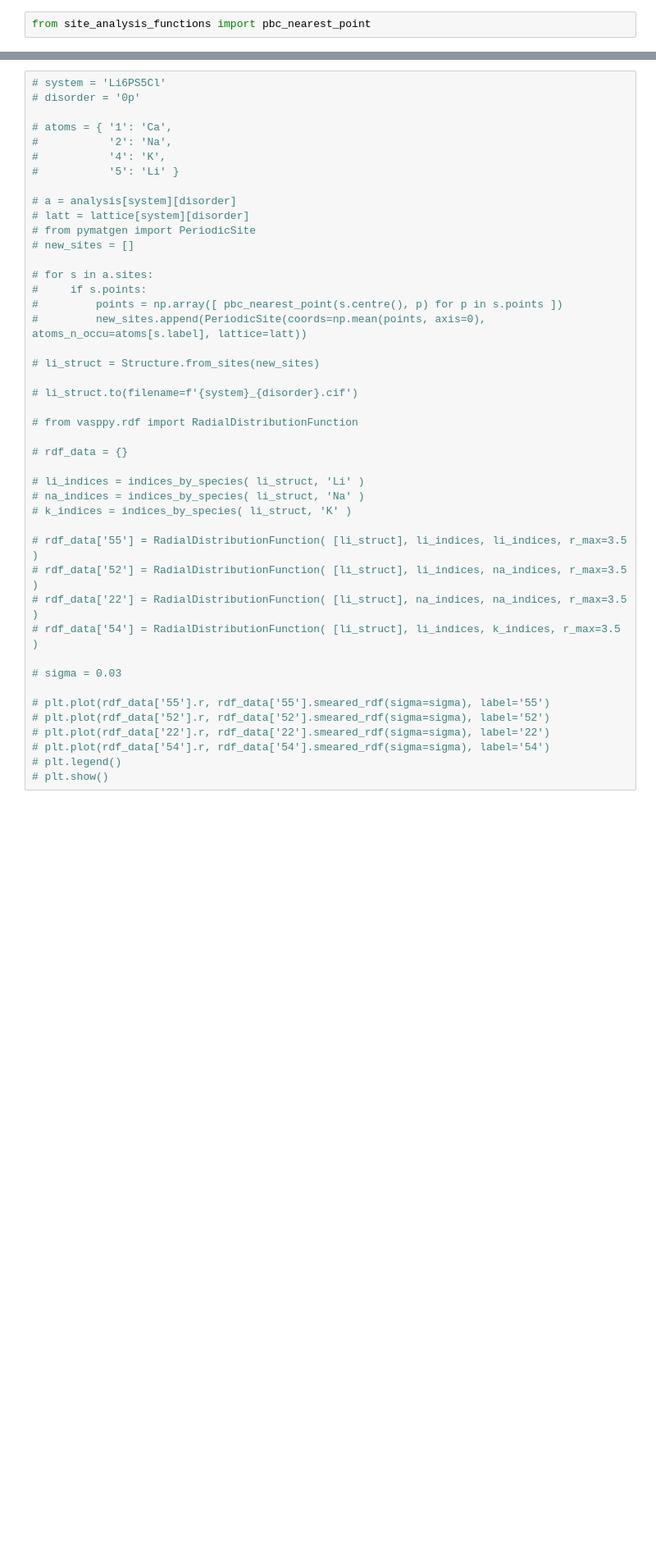
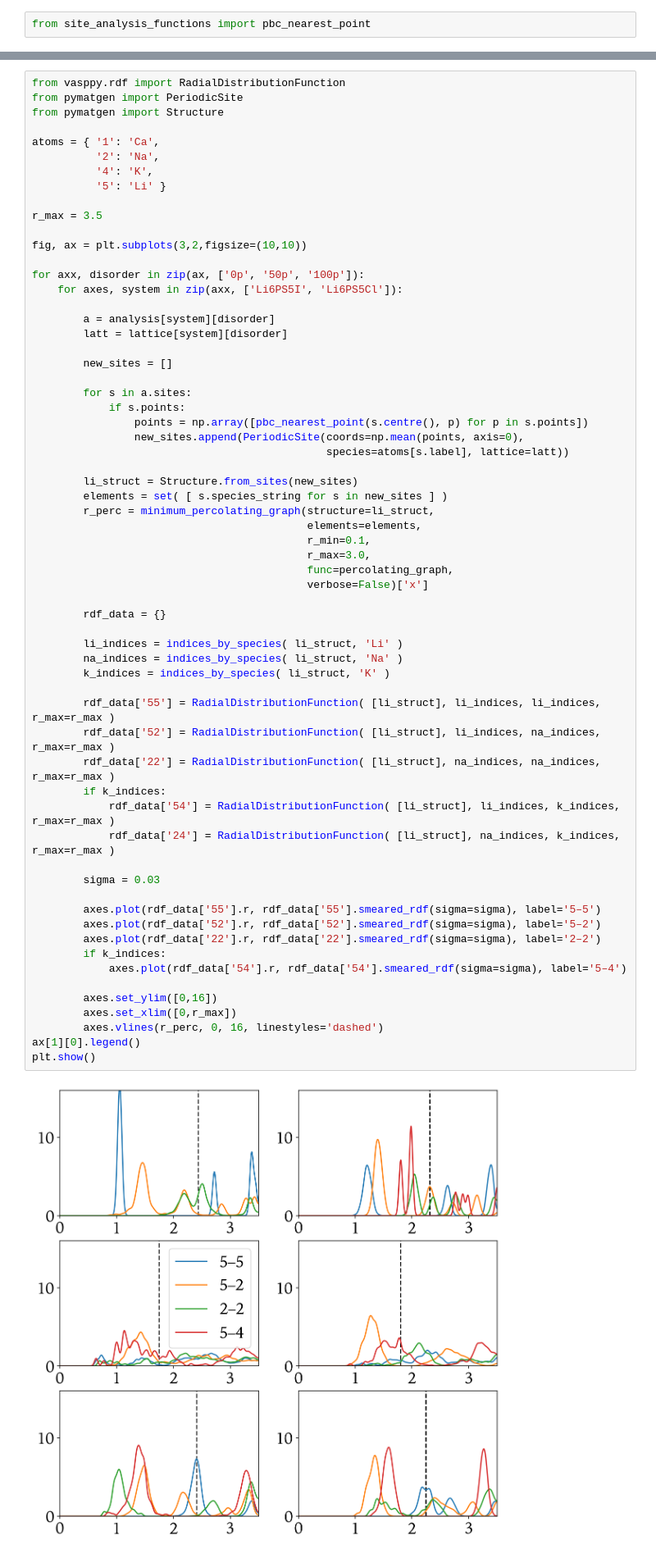
Before and after one commit to bjmorgan/data_argyrodite_disorder, a Jupyter notebook: analysis/tetrahedral_site_analysis/Li6PS5X tetrahedral site positions.ipynb, the cells around one changed output, grey strips where cells are left out. Shown at 82% size. Cells and saved outputs as stored; diff of their text form; blank space fills up the shorter version.

```diff
--- a/analysis/tetrahedral_site_analysis/Li6PS5X tetrahedral site positions.ipynb
+++ b/analysis/tetrahedral_site_analysis/Li6PS5X tetrahedral site positions.ipynb
@@ -148,45 +88,66 @@ Counter({'0': 0, '1': 11, '2': 26083, '3': 0, '4': 1, '5': 108305})
 # %%
-# system = 'Li6PS5Cl'
-# disorder = '0p'
+from vasppy.rdf import RadialDistributionFunction
+from pymatgen import PeriodicSite
+from pymatgen import Structure
 
-# atoms = { '1': 'Ca',
-#           '2': 'Na',
-#           '4': 'K',
-#           '5': 'Li' }
+atoms = { '1': 'Ca',
+          '2': 'Na',
+          '4': 'K',
+          '5': 'Li' }
 
-# a = analysis[system][disorder]
-# latt = lattice[system][disorder]
-# from pymatgen import PeriodicSite
-# new_sites = []
+r_max = 3.5
 
-# for s in a.sites:
-#     if s.points:
-#         points = np.array([ pbc_nearest_point(s.centre(), p) for p in s.points ])
-#         new_sites.append(PeriodicSite(coords=np.mean(points, axis=0), atoms_n_occu=atoms[s.label], lattice=latt))
+fig, ax = plt.subplots(3,2,figsize=(10,10))
 
-# li_struct = Structure.from_sites(new_sites)
+for axx, disorder in zip(ax, ['0p', '50p', '100p']):
+    for axes, system in zip(axx, ['Li6PS5I', 'Li6PS5Cl']):
 
-# li_struct.to(filename=f'{system}_{disorder}.cif')
+        a = analysis[system][disorder]
+        latt = lattice[system][disorder]
 
-# from vasppy.rdf import RadialDistributionFunction
+        new_sites = []
 
-# rdf_data = {}
+        for s in a.sites:
+            if s.points:
+                points = np.array([pbc_nearest_point(s.centre(), p) for p in s.points])
+                new_sites.append(PeriodicSite(coords=np.mean(points, axis=0),
+                                              species=atoms[s.label], lattice=latt))
 
-# li_indices = indices_by_species( li_struct, 'Li' )
-# na_indices = indices_by_species( li_struct, 'Na' )
-# k_indices = indices_by_species( li_struct, 'K' )
+        li_struct = Structure.from_sites(new_sites)
+        elements = set( [ s.species_string for s in new_sites ] )
+        r_perc = minimum_percolating_graph(structure=li_struct,
+                                           elements=elements,
+                                           r_min=0.1,
+                                           r_max=3.0,
+                                           func=percolating_graph,
+                                           verbose=False)['x']
 
-# rdf_data['55'] = RadialDistributionFunction( [li_struct], li_indices, li_indices, r_max=3.5 )
-# rdf_data['52'] = RadialDistributionFunction( [li_struct], li_indices, na_indices, r_max=3.5 )
-# rdf_data['22'] = RadialDistributionFunction( [li_struct], na_indices, na_indices, r_max=3.5 )
-# rdf_data['54'] = RadialDistributionFunction( [li_struct], li_indices, k_indices, r_max=3.5 )
+        rdf_data = {}
 
-# sigma = 0.03
+        li_indices = indices_by_species( li_struct, 'Li' )
+        na_indices = indices_by_species( li_struct, 'Na' )
+        k_indices = indices_by_species( li_struct, 'K' )
 
-# plt.plot(rdf_data['55'].r, rdf_data['55'].smeared_rdf(sigma=sigma), label='55')
-# plt.plot(rdf_data['52'].r, rdf_data['52'].smeared_rdf(sigma=sigma), label='52')
-# plt.plot(rdf_data['22'].r, rdf_data['22'].smeared_rdf(sigma=sigma), label='22')
-# plt.plot(rdf_data['54'].r, rdf_data['54'].smeared_rdf(sigma=sigma), label='54')
-# plt.legend()
-# plt.show()
+        rdf_data['55'] = RadialDistributionFunction( [li_struct], li_indices, li_indices, r_max=r_max )
+        rdf_data['52'] = RadialDistributionFunction( [li_struct], li_indices, na_indices, r_max=r_max )
+        rdf_data['22'] = RadialDistributionFunction( [li_struct], na_indices, na_indices, r_max=r_max )
+        if k_indices:
+            rdf_data['54'] = RadialDistributionFunction( [li_struct], li_indices, k_indices, r_max=r_max )
+            rdf_data['24'] = RadialDistributionFunction( [li_struct], na_indices, k_indices, r_max=r_max )
+
+        sigma = 0.03
+
+        axes.plot(rdf_data['55'].r, rdf_data['55'].smeared_rdf(sigma=sigma), label='5–5')
+        axes.plot(rdf_data['52'].r, rdf_data['52'].smeared_rdf(sigma=sigma), label='5–2')
+        axes.plot(rdf_data['22'].r, rdf_data['22'].smeared_rdf(sigma=sigma), label='2–2')
+        if k_indices:
+            axes.plot(rdf_data['54'].r, rdf_data['54'].smeared_rdf(sigma=sigma), label='5–4')
+
+        axes.set_ylim([0,16])
+        axes.set_xlim([0,r_max])
+        axes.vlines(r_perc, 0, 16, linestyles='dashed')
+ax[1][0].legend()
+plt.show()
+# %% [output]
+[figure, added]
 # %%
```
Also changed, not shown: parts of 19 cells of this notebook, 3 other files.
